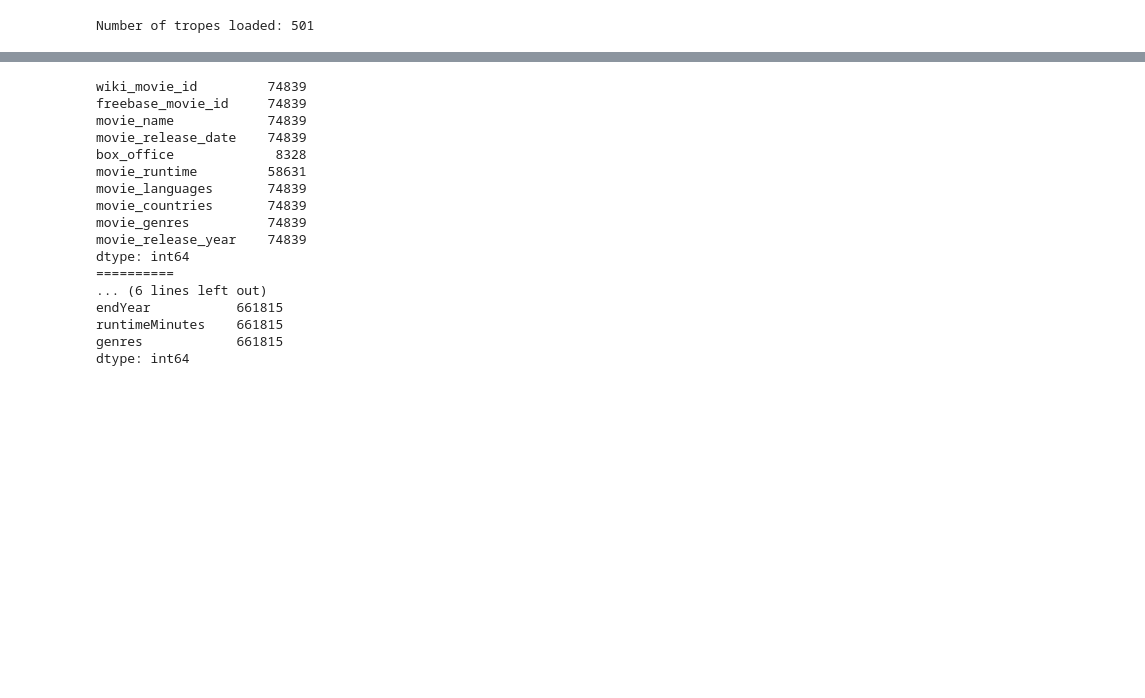
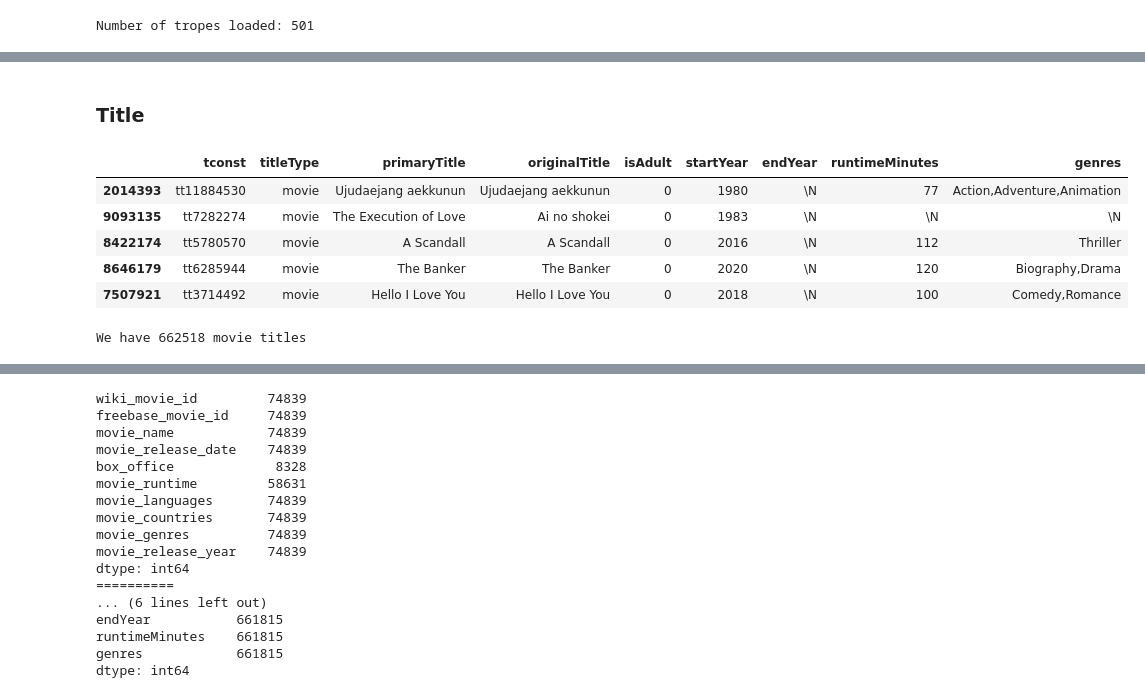
Before and after one commit to epfl-ada/ada-2023-project-advanceddataarsonists, a Jupyter notebook: data_exploring.ipynb, the cells around one changed output, grey strips where cells are left out. Cells and saved outputs as stored; diff of their text form; code cells hidden in the pictures; blank space fills up the shorter version.

```diff
--- a/data_exploring.ipynb
+++ b/data_exploring.ipynb
@@ -140,0 +164,16 @@ imdb_people_df = load_imdb_person_basics()
+# %% [markdown]
+### Title
+# %%
+imdb_title_df.sample(5)
+# %% [output]
+|  | tconst | titleType | primaryTitle | originalTitle | isAdult | startYear | endYear | runtimeMinutes | genres |
+| 2014393 | tt11884530 | movie | Ujudaejang aekkunun | Ujudaejang aekkunun | 0 | 1980 | \N | 77 | Action,Adventure,Animation |
+| 9093135 | tt7282274 | movie | The Execution of Love | Ai no shokei | 0 | 1983 | \N | \N | \N |
+| 8422174 | tt5780570 | movie | A Scandall | A Scandall | 0 | 2016 | \N | 112 | Thriller |
+| 8646179 | tt6285944 | movie | The Banker | The Banker | 0 | 2020 | \N | 120 | Biography,Drama |
+| 7507921 | tt3714492 | movie | Hello I Love You | Hello I Love You | 0 | 2018 | \N | 100 | Comedy,Romance |
+# %%
+total_title = len(imdb_title_df)
+print(f"We have {total_title} movie titles")
+# %% [output]
+We have 662518 movie titles
```
Also changed, not shown: parts of 16 cells of this notebook.
